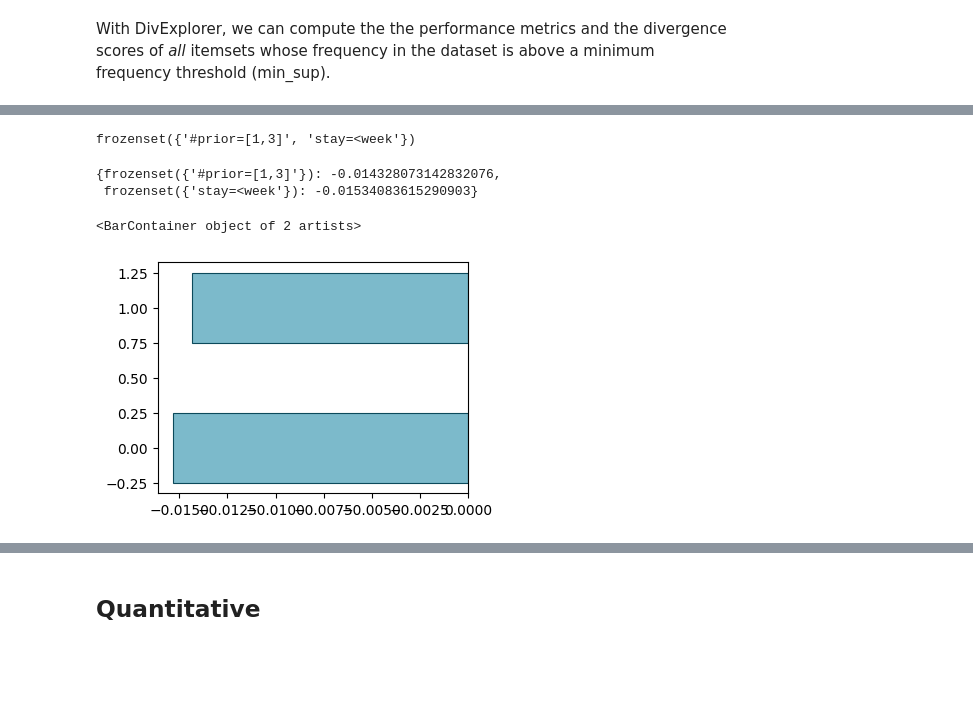
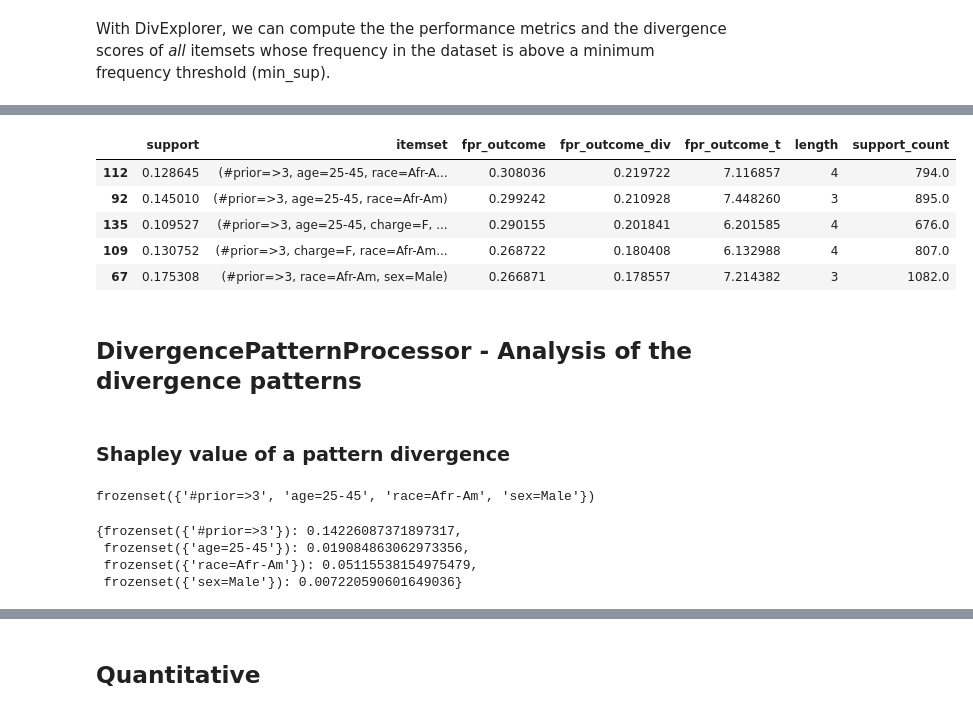
Before and after one commit to divexplorer/divexplorer, a Jupyter notebook: example_compas.ipynb, the cells around one changed output, grey strips where cells are left out. Saved outputs shown, nothing was run; the diff lists cells and outputs as text; code cells hidden in the pictures; blank space fills up the shorter version.

```diff
--- a/example_compas.ipynb
+++ b/example_compas.ipynb
@@ -105,0 +93,12 @@ FP_fm.sort_values(by="support", ascending=False).head(10)
+# %%
+# We sort the patterns by the false positive rat divergence
+FP_fm.sort_values(by="fpr_outcome_div", ascending=False).head(5)
+# %% [output]
+|  | support | itemset | fpr_outcome | fpr_outcome_div | fpr_outcome_t | length | support_count |
+| 112 | 0.128645 | (#prior=>3, age=25-45, race=Afr-A... | 0.308036 | 0.219722 | 7.116857 | 4 | 794.0 |
+| 92 | 0.145010 | (#prior=>3, age=25-45, race=Afr-Am) | 0.299242 | 0.210928 | 7.448260 | 3 | 895.0 |
+| 135 | 0.109527 | (#prior=>3, age=25-45, charge=F, ... | 0.290155 | 0.201841 | 6.201585 | 4 | 676.0 |
+| 109 | 0.130752 | (#prior=>3, charge=F, race=Afr-Am... | 0.268722 | 0.180408 | 6.132988 | 4 | 807.0 |
+| 67 | 0.175308 | (#prior=>3, race=Afr-Am, sex=Male) | 0.266871 | 0.178557 | 7.214382 | 3 | 1082.0 |
+# %% [markdown]
+## DivergencePatternProcessor - Analysis of the divergence patterns
@@ -106,38 +111,16 @@ FP_fm.sort_values(by="support", ascending=False).head(10)
+# %% [markdown]
+### Shapley value of a pattern divergence
 # %%
-from divexplorer.pattern_processor import DivergencePatternProcessor
-
-fp_diver = DivergencePatternProcessor(FP_fm, 'fpr_outcome')
-
-pattern = fp_diver.patterns['itemsets'].iloc[30]
+# Given a pattern, we can get the shapley value of the pattern
+pattern = fp_diver.patterns['itemset'].iloc[112]
 print(pattern)
 
 sv = fp_diver.shapley_value(pattern)
 sv
 # %% [output]
-frozenset({'#prior=[1,3]', 'stay=<week'})
+frozenset({'#prior=>3', 'age=25-45', 'race=Afr-Am', 'sex=Male'})
-{frozenset({'#prior=[1,3]'}): -0.014328073142832076,
- frozenset({'stay=<week'}): -0.01534083615290903}
+{frozenset({'#prior=>3'}): 0.14226087371897317,
+ frozenset({'age=25-45'}): 0.019084863062973356,
+ frozenset({'race=Afr-Am'}): 0.05115538154975479,
+ frozenset({'sex=Male'}): 0.007220590601649036}
-# %%
-import matplotlib.pyplot as plt
-
-fig, ax = plt.subplots(1, 1, figsize=(4,3), dpi=100)
-
-shapleyv_plot = {str(",".join(list(k))): v for k, v in sv.items()}
-
-shapleyv_plot = {
-    k: v for k, v in sorted(shapleyv_plot.items(), key=lambda item: item[1])
-}
-
-ax.barh(
-    range(len(shapleyv_plot)),
-    shapleyv_plot.values(),
-    height=0.5,
-    align="center",
-    color="#7CBACB",
-    linewidth=0.8,
-    edgecolor="#0C4A5B",
-)
-# %% [output]
-<BarContainer object of 2 artists>
-[figure, removed]
 # %%
```
Also changed, not shown: parts of 28 cells of this notebook, 2 other files.
